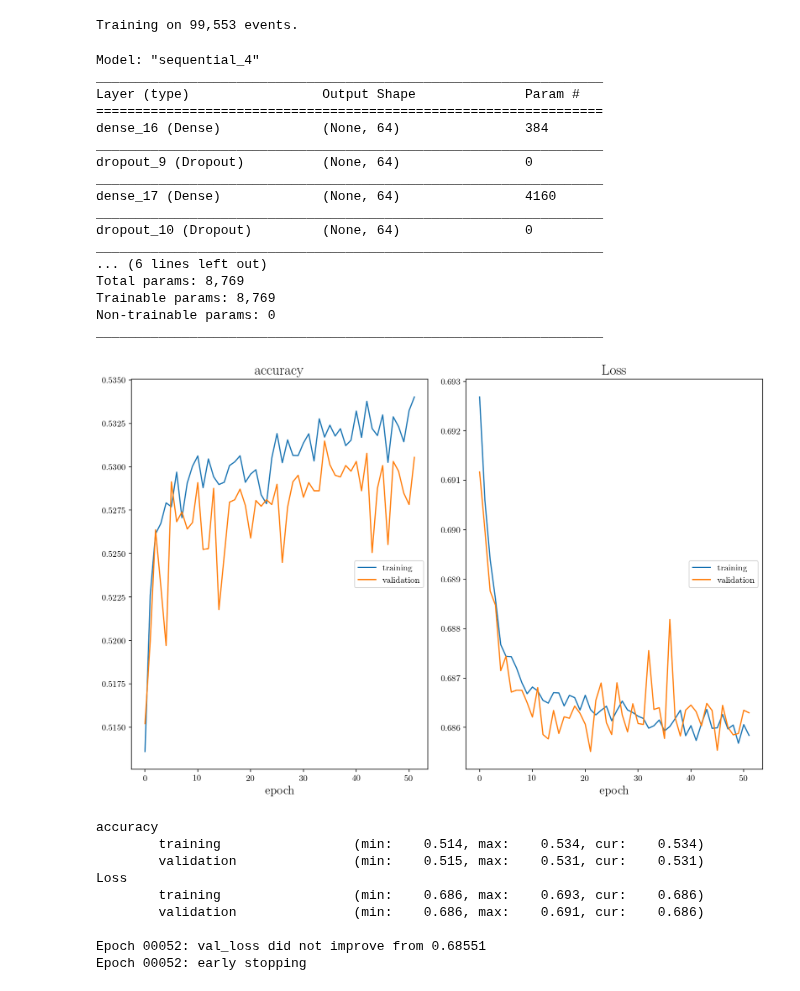
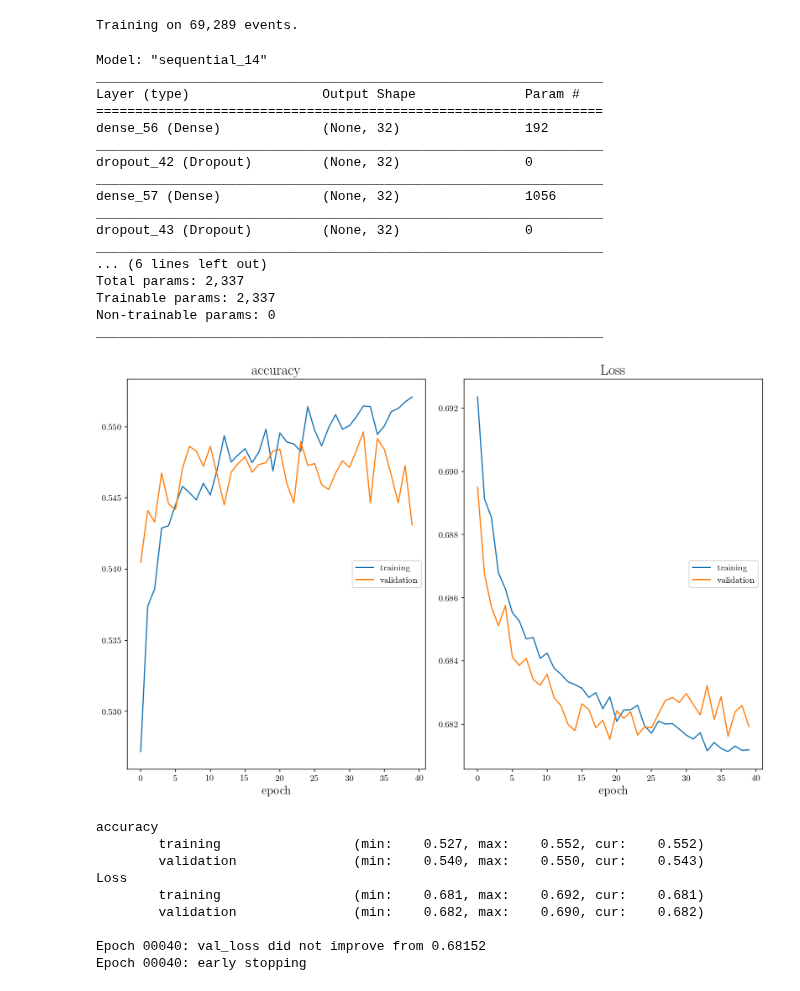
Before and after one commit to hep-lbdl/GaiaCWoLa, a Jupyter notebook: train.ipynb, the cells around one changed output. Cells and saved outputs as stored; diff of their text form; code cells hidden in the pictures.

```diff
--- a/train.ipynb
+++ b/train.ipynb
@@ -27,6 +11,6 @@ coreClock: 1.38GHz coreCount: 80 deviceMemorySize: 15.78GiB deviceMemoryBandwidt
 # %%
 stream = "gd1_tail"
 # %%
-df = load_file(stream = stream, percent_bkg = 25)
+df = load_file(stream = stream, percent_bkg = 15)
 # %% [output]
 Before reduction, stream stars make up 0.039% of the dataset.
@@ -51,6 +42,9 @@ Total counts: SR = 70,344, SB = 71,875
 # %%
 ### Prepare datasets for training
-training_vars = ['μ_α','δ','α','color','mag']
+if 'color' in df.keys():
+    training_vars = ['μ_α','δ','α','color','mag']
+elif 'b-r' in df.keys():
+    training_vars = ['μ_α','δ','α','g','b-r']
 train, validate, test = np.split(df_slice.sample(frac=1), [int(.7*len(df_slice)), int(.85*len(df_slice))]) # 70/15/15 train/validate/test split
 
 x_train, x_val, x_test = [train[training_vars], validate[training_vars], test[training_vars]]
@@ -64,15 +58,14 @@ x_val = sc.transform(x_val)
 
 print("Training on {:,} events.".format(len(train)))
 # %% [output]
-Training on 99,553 events.
+Training on 69,289 events.
 # %%
 ### Define model architecture
-layer_size = 64
-dropout = 0.2
+layer_size = 32
+dropout = 0.1
 reg = regularizers.l2(1e-4)
 
 model = Sequential()
-
 model.add(Dense(layer_size, input_dim=len(training_vars), activation='relu',
                activity_regularizer=reg
                ))
@@ -96,7 +89,7 @@ model.summary()
 
 # stops if val_loss doesn't improve for [patience] straight epochs
 early_stopping = callbacks.EarlyStopping(monitor='val_loss',
-                                         patience=30,
+                                         patience=20,
                                          verbose=1)
 
 # saves weights from the epoch with lowest val_loss
@@ -107,43 +100,43 @@ checkpoint = callbacks.ModelCheckpoint("weights.h5",
                                        save_best_only=True,
                                        save_weights_only=True)
 # %% [output]
-Model: "sequential_4"
+Model: "sequential_14"
 _________________________________________________________________
 Layer (type)                 Output Shape              Param #
 =================================================================
-dense_16 (Dense)             (None, 64)                384
+dense_56 (Dense)             (None, 32)                192
 _________________________________________________________________
-dropout_9 (Dropout)          (None, 64)                0
+dropout_42 (Dropout)         (None, 32)                0
 _________________________________________________________________
-dense_17 (Dense)             (None, 64)                4160
+dense_57 (Dense)             (None, 32)                1056
 _________________________________________________________________
-dropout_10 (Dropout)         (None, 64)                0
+dropout_43 (Dropout)         (None, 32)                0
 _________________________________________________________________
 ... (6 lines left out)
-Total params: 8,769
-Trainable params: 8,769
+Total params: 2,337
+Trainable params: 2,337
 Non-trainable params: 0
 _________________________________________________________________
 # %%
 ### Train!
 history = model.fit(x_train, y_train,
                     epochs=100,
-                    batch_size=32,
+                    batch_size=64,
                     validation_data=(x_val,y_val),
                     callbacks = [PlotLossesKeras(),checkpoint,early_stopping],
                     verbose = 2,
                    )
 # %% [output]
-[figure, old version]
+[figure, new version]
 accuracy
-        training                 (min:    0.514, max:    0.534, cur:    0.534)
-        validation               (min:    0.515, max:    0.531, cur:    0.531)
+        training                 (min:    0.527, max:    0.552, cur:    0.552)
+        validation               (min:    0.540, max:    0.550, cur:    0.543)
 Loss
-        training                 (min:    0.686, max:    0.693, cur:    0.686)
-        validation               (min:    0.686, max:    0.691, cur:    0.686)
+        training                 (min:    0.681, max:    0.692, cur:    0.681)
+        validation               (min:    0.682, max:    0.690, cur:    0.682)
 
-Epoch 00052: val_loss did not improve from 0.68551
-Epoch 00052: early stopping
+Epoch 00040: val_loss did not improve from 0.68152
+Epoch 00040: early stopping
 # %%
 ### Load best weights
 model.load_weights("weights.h5")
```
Also changed, not shown: parts of 6 cells of this notebook, 2 other files.
